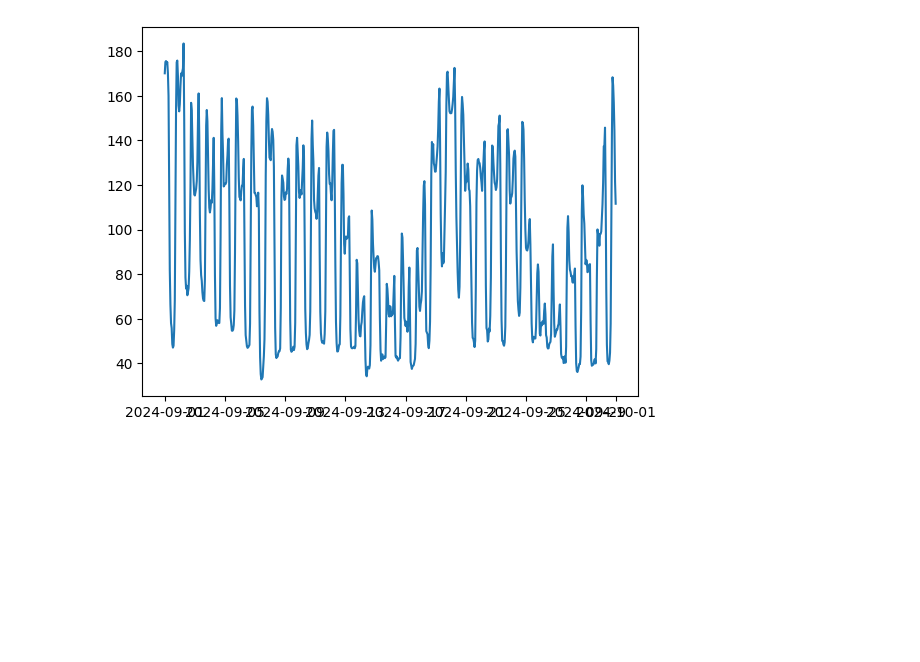
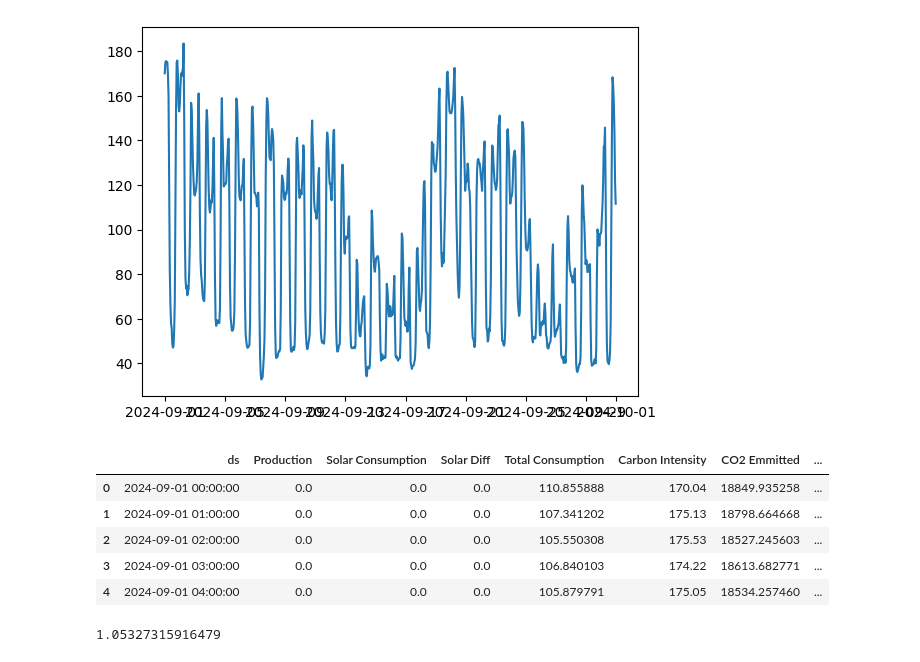
Before and after one commit to Daryox/Repsol-Datathon, a Jupyter notebook: challenge2.ipynb, the cells around one changed output. Cells and saved outputs as stored; diff of their text form; code cells hidden in the pictures; blank space fills up the shorter version.

```diff
--- a/challenge2.ipynb
+++ b/challenge2.ipynb
@@ -144,4 +145,6 @@ battery_limit = 100
 daily_charge = 0
 daily_discharge = 0
 current_battery = 0
-battery_charges = []
+charge_list = []
+discharge_list = []
+battery_level_list = []
@@ -153,0 +151,47 @@ for i in gen["ds"]:
+# %%
+for index, row in gen.iterrows():
+    timestamp = row["ds"]
+    solar_diff = row["Solar Diff"]
+    total_consumption = row["Total Consumption"]
+
+    # Initialize charge and discharge amounts
+    charge_amount = 0
+    discharge_amount = 0
+
+    # Charge the battery if Solar Diff is positive and no discharge occurs in the same hour
+    if solar_diff > 0 and (index == 0 or discharge_list[-1] == 0):
+        charge_amount = min(solar_diff, battery_limit - current_battery, battery_limit - daily_charge)
+        current_battery += charge_amount
+        daily_charge += charge_amount
+
+    # Discharge starting from 18:00, based on Total Consumption, and only if no charging happened this hour
+    if timestamp.hour >= 18 and current_battery > 0 and charge_amount == 0:
+        discharge_amount = min(total_consumption, current_battery, battery_limit - daily_discharge)
+        current_battery -= discharge_amount
+        daily_discharge += discharge_amount
+
+    # Store charge, discharge, and battery level
+    charge_list.append(charge_amount)
+    discharge_list.append(discharge_amount)
+    battery_level_list.append(current_battery)
+
+    # Reset daily charge and discharge at midnight
+    if timestamp.hour == 0:
+        daily_charge = 0
+        daily_discharge = 0
+
+# Add new columns to gen
+gen["Current Battery Level"] = battery_level_list
+gen["Battery Charge"] = charge_list
+gen["Battery Discharge"] = discharge_list
+gen["Reduction Energy Consumed From Grid"] = gen["Total Consumption"] - gen["Battery Discharge"]
+gen["CO2 Optimised"] = gen["Reduction Energy Consumed From Grid"] * gen["Carbon Intensity"]
+# %%
+gen.head()
+# %% [output]
+|  | ds | Production | Solar Consumption | Solar Diff | Total Consumption | Carbon Intensity | CO2 Emmitted | ... |
+| 0 | 2024-09-01 00:00:00 | 0.0 | 0.0 | 0.0 | 110.855888 | 170.04 | 18849.935258 | ... |
+| 1 | 2024-09-01 01:00:00 | 0.0 | 0.0 | 0.0 | 107.341202 | 175.13 | 18798.664668 | ... |
+| 2 | 2024-09-01 02:00:00 | 0.0 | 0.0 | 0.0 | 105.550308 | 175.53 | 18527.245603 | ... |
+| 3 | 2024-09-01 03:00:00 | 0.0 | 0.0 | 0.0 | 106.840103 | 174.22 | 18613.682771 | ... |
+| 4 | 2024-09-01 04:00:00 | 0.0 | 0.0 | 0.0 | 105.879791 | 175.05 | 18534.257460 | ... |
@@ -153,0 +200,5 @@ for i in gen["ds"]:
+# %%
+ra = (gen["Solar Consumption"].sum()+gen["Battery Discharge"].sum())/gen["Production"].sum()
+print(ra)
+# %% [output]
+1.05327315916479
```
Also changed, not shown: parts of 11 cells of this notebook, 4 other files.
